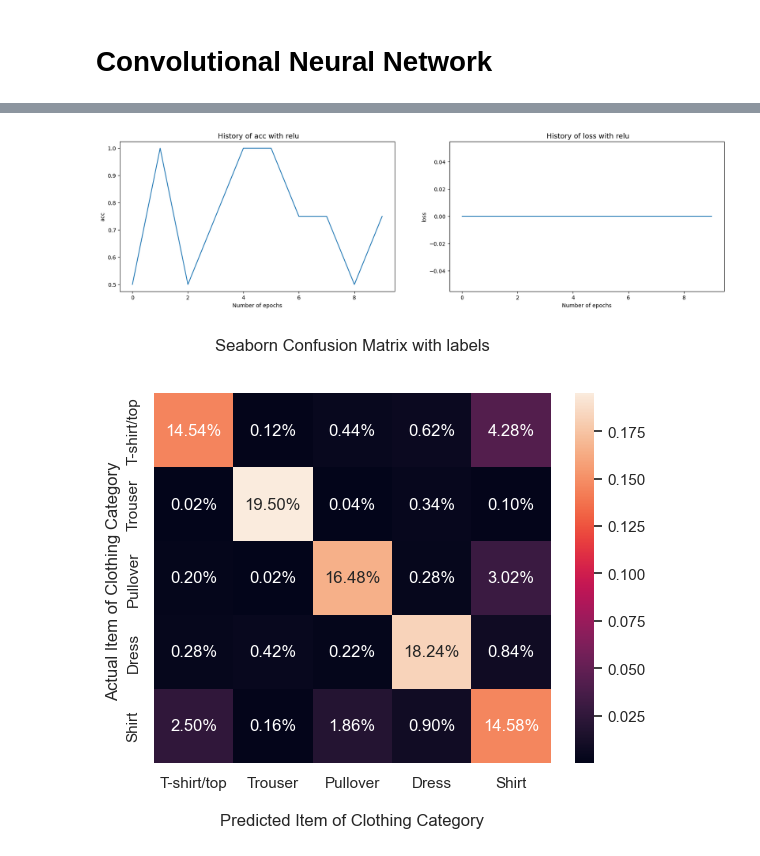
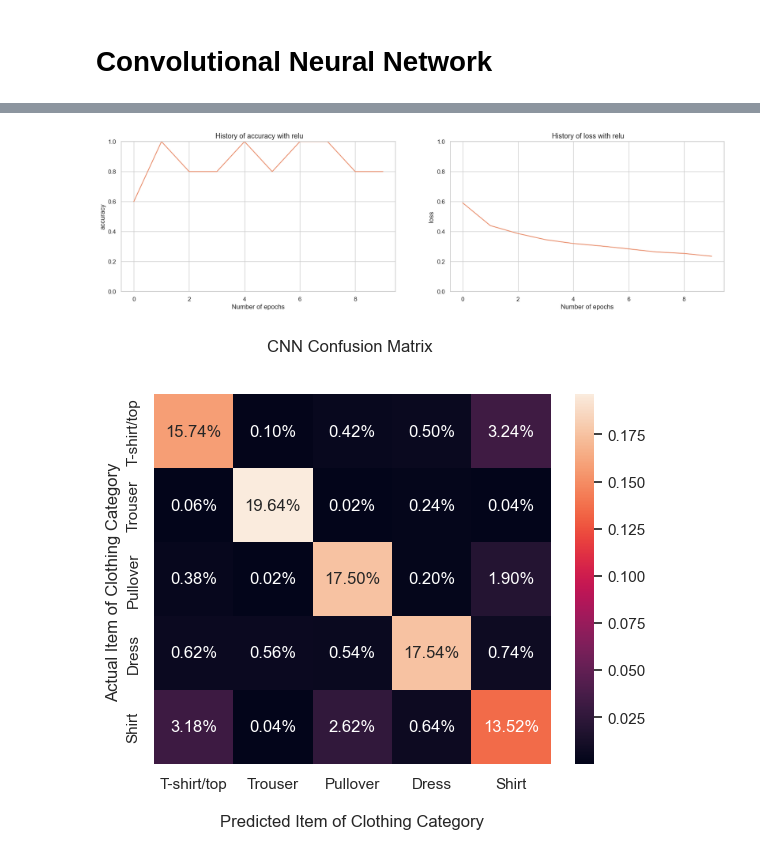
Before and after one commit to HubertWojcik10/machine_learning_project, a Jupyter notebook: final.ipynb, the cells around one changed output, grey strips where cells are left out. Cells and saved outputs as stored; diff of their text form; code cells hidden in the pictures.

```diff
--- a/final.ipynb
+++ b/final.ipynb
@@ -112,6 +152,7 @@ def make_plots(data, labels, activationfunction):
         sns.lineplot(x = 'epoch', y = label, palette = colors_taratt, data = data, ax = axes.flat[i]);
         axes.flat[i].set_title(f' History of {label} with {activationfunction}', size = 13)
         axes.flat[i].set(ylabel= f'{label}', xlabel = 'Number of epochs');
+        axes.flat[i].set_ylim(0,1)
 # %%
 LEARNING_RATE = 0.01
 EPOCHS = 100
@@ -445,16 +463,16 @@ def train_cnn_model(model, train_loader, test_loader, epochs_num=10, testing=Fal
             # update weights
             optimizer.step()
 
-            current_acc = acc.item()
             current_loss += loss.item()
             if testing and i % 2000 == 1999:
                 print(f'epoch: {epoch+1}, acc: {acc} loss: {current_loss / 2000:.3f}')
+                l.append([epoch, acc.item(), current_loss / 2000])
                 current_loss = 0.0
-                l.append([epoch, current_acc, current_loss])
+
 
     if testing: print('Finished training')
 
-    return pd.DataFrame(data= l, columns=['epoch','acc', 'loss'])
+    return pd.DataFrame(data= l, columns=['epoch','accuracy', 'loss'])
 
 def validate_cnn_model(model):
     '''
@@ -487,7 +505,7 @@ def validate_cnn_model(model):
 
 def get_confusion_matrix(model):
     '''
-        A function that validates the CNN model using the test data
+        A function that gets the predictions and targets to get confusion matrix.
     '''
 
     predictions , targets= [], [] #used to compute accuracy and f1 score
@@ -514,7 +532,7 @@ train_path, test_path = 'fashion_train.npy', 'fashion_test.npy'
 
 #hyperparameters
 EPOCHS_NUM = 10
-BATCH_SIZE = 4
+BATCH_SIZE = 5
 TESTING = True
 LR = 0.001
 MOMENTUM = 0.7
@@ -543,7 +561,7 @@ Test data accuracy: 85.00%, F1 score: 85.08%
 # %%
-make_plots(df, ['acc','loss'], 'relu')
+make_plots(df, ['accuracy','loss'], 'relu')
 # %% [output]
-[figure, old version]
+[figure, new version]
 # %%
 pred, true = get_confusion_matrix(model)
 # %%
@@ -552,7 +570,7 @@ cf_matrix=confusion_matrix(true, pred)
 ax = sns.heatmap(cf_matrix/np.sum(cf_matrix), annot=True,
             fmt='.2%')
 
-ax.set_title('Seaborn Confusion Matrix with labels\n\n');
+ax.set_title('CNN Confusion Matrix \n\n');
 ax.set_xlabel('\nPredicted Item of Clothing Category')
 ax.set_ylabel('Actual Item of Clothing Category ');
 
@@ -563,4 +581,4 @@ ax.yaxis.set_ticklabels(NAMES)
 ## Display the visualization of the Confusion Matrix.
 plt.show()
 # %% [output]
-[figure, old version]
+[figure, new version]
```
Also changed, not shown: parts of 16 cells of this notebook, 2 other files.
